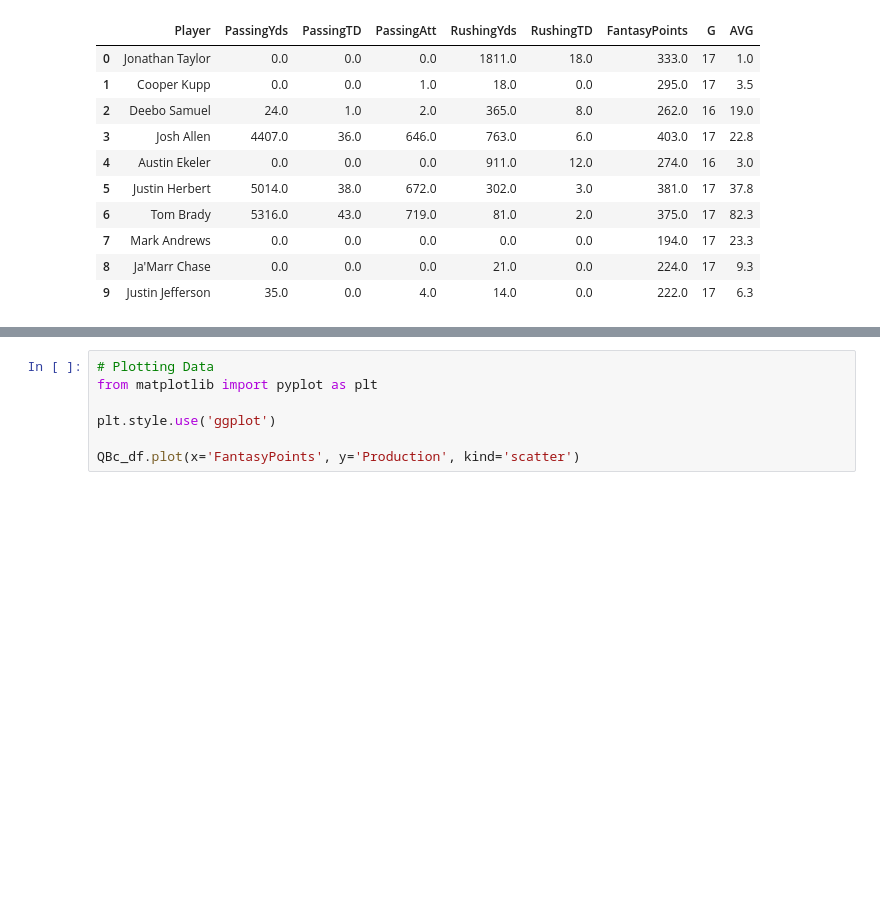
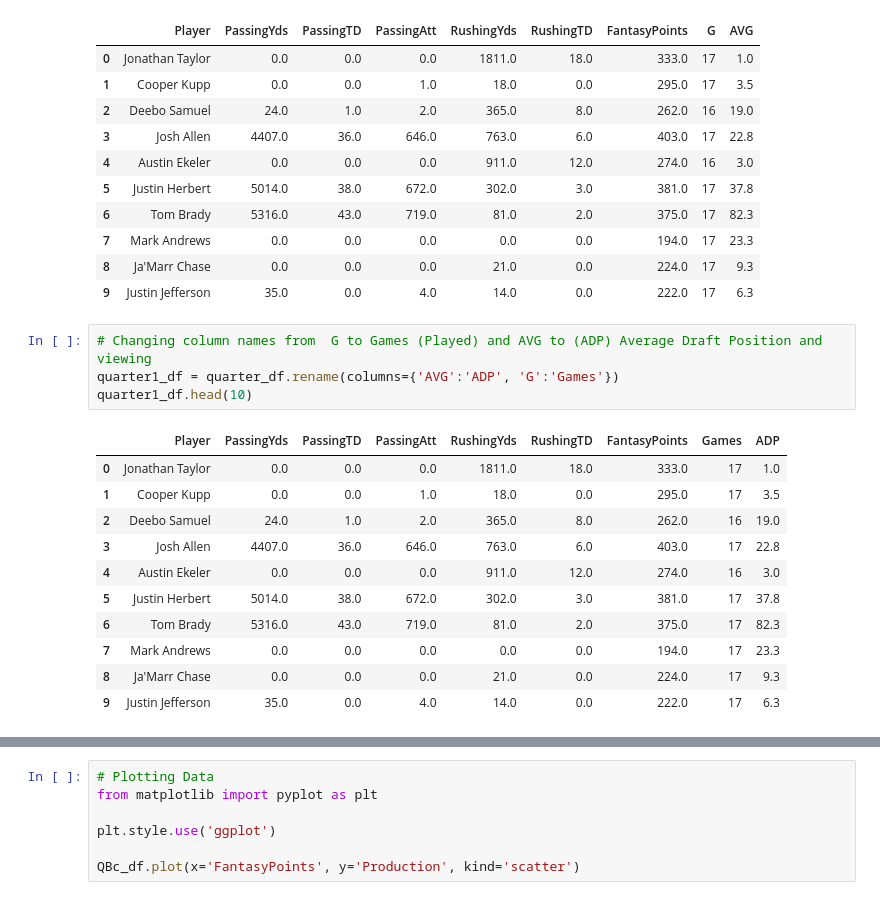
Before and after one commit to LAFF1/NFL-Sandbox, a Jupyter notebook: Ronnie/NFL Data Cleaned.ipynb, the cells around one changed output, grey strips where cells are left out. Drawn from its saved outputs; the diff is of its cells as text; blank space fills up the shorter version.

```diff
--- a/Ronnie/NFL Data Cleaned.ipynb
+++ b/Ronnie/NFL Data Cleaned.ipynb
@@ -367,5 +367,21 @@ quarter_df.head(10)
 | 7 | Mark Andrews | 0.0 | 0.0 | 0.0 | 0.0 | 0.0 | 194.0 | 17 | 23.3 |
 | 8 | Ja'Marr Chase | 0.0 | 0.0 | 0.0 | 21.0 | 0.0 | 224.0 | 17 | 9.3 |
 | 9 | Justin Jefferson | 35.0 | 0.0 | 4.0 | 14.0 | 0.0 | 222.0 | 17 | 6.3 |
+# %%
+# Changing column names from  G to Games (Played) and AVG to (ADP) Average Draft Position and viewing
+quarter1_df = quarter_df.rename(columns={'AVG':'ADP', 'G':'Games'})
+quarter1_df.head(10)
+# %% [output]
+|  | Player | PassingYds | PassingTD | PassingAtt | RushingYds | RushingTD | FantasyPoints | Games | ADP |
+| 0 | Jonathan Taylor | 0.0 | 0.0 | 0.0 | 1811.0 | 18.0 | 333.0 | 17 | 1.0 |
+| 1 | Cooper Kupp | 0.0 | 0.0 | 1.0 | 18.0 | 0.0 | 295.0 | 17 | 3.5 |
+| 2 | Deebo Samuel | 24.0 | 1.0 | 2.0 | 365.0 | 8.0 | 262.0 | 16 | 19.0 |
+| 3 | Josh Allen | 4407.0 | 36.0 | 646.0 | 763.0 | 6.0 | 403.0 | 17 | 22.8 |
+| 4 | Austin Ekeler | 0.0 | 0.0 | 0.0 | 911.0 | 12.0 | 274.0 | 16 | 3.0 |
+| 5 | Justin Herbert | 5014.0 | 38.0 | 672.0 | 302.0 | 3.0 | 381.0 | 17 | 37.8 |
+| 6 | Tom Brady | 5316.0 | 43.0 | 719.0 | 81.0 | 2.0 | 375.0 | 17 | 82.3 |
+| 7 | Mark Andrews | 0.0 | 0.0 | 0.0 | 0.0 | 0.0 | 194.0 | 17 | 23.3 |
+| 8 | Ja'Marr Chase | 0.0 | 0.0 | 0.0 | 21.0 | 0.0 | 224.0 | 17 | 9.3 |
+| 9 | Justin Jefferson | 35.0 | 0.0 | 4.0 | 14.0 | 0.0 | 222.0 | 17 | 6.3 |
 # %%
 # Creating Quarterback DF 2022 NFL RB Draft Order Data Frame
```
Also changed, not shown: parts of 19 cells of this notebook, 3 other files.
